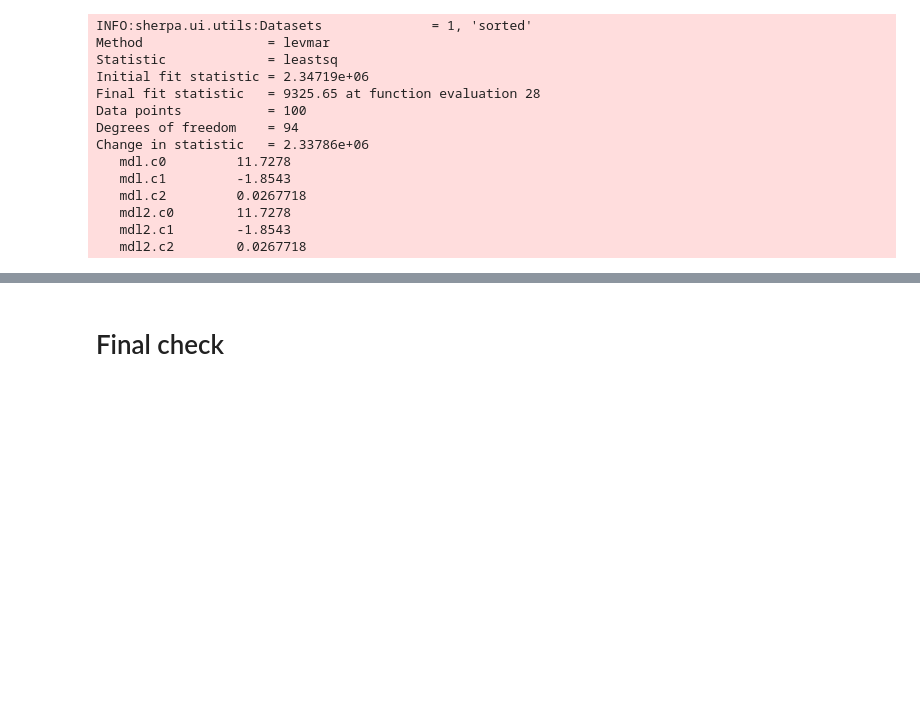
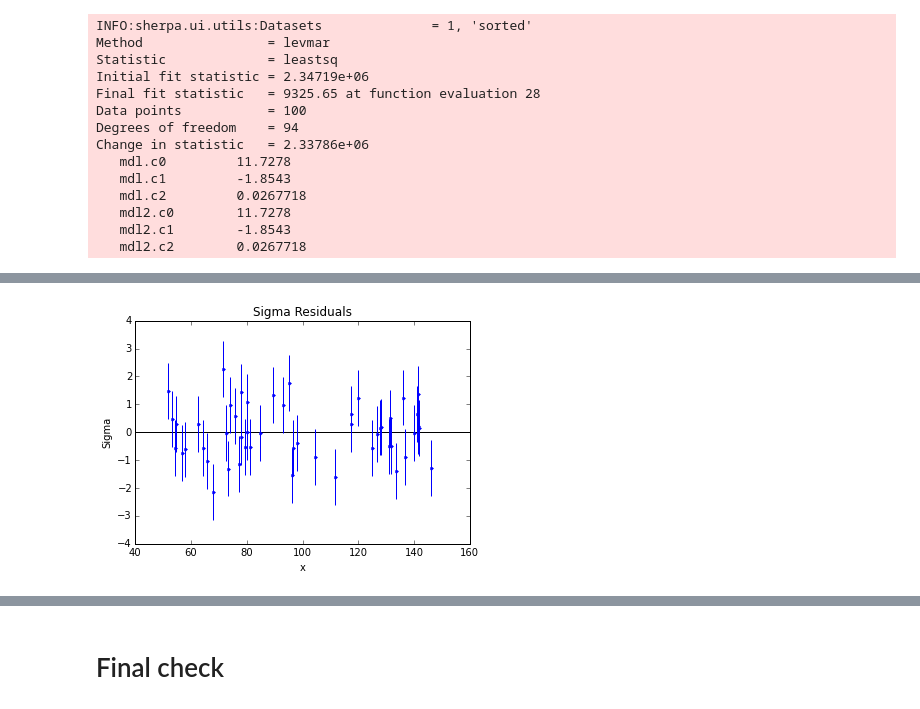
Before and after one commit to DougBurke/sherpa-notebook-test, a Jupyter notebook: basic-1d-test.ipynb, the cells around one changed output, grey strips where cells are left out. Saved outputs shown, nothing was run; the diff lists cells and outputs as text; code cells hidden in the pictures; blank space fills up the shorter version.

```diff
--- a/basic-1d-test.ipynb
+++ b/basic-1d-test.ipynb
@@ -557,0 +630,5 @@ t.assertEqualTol(a2_fit, mdl2.c2.val, tol=a2_tol, msg='combined fit: mdl2 c2 val
+# %%
+# Can now plot "delchi"
+ui.plot_delchi('sorted')
+# %% [output]
+[figure, added]
```
Also changed, not shown: parts of 32 cells of this notebook.
